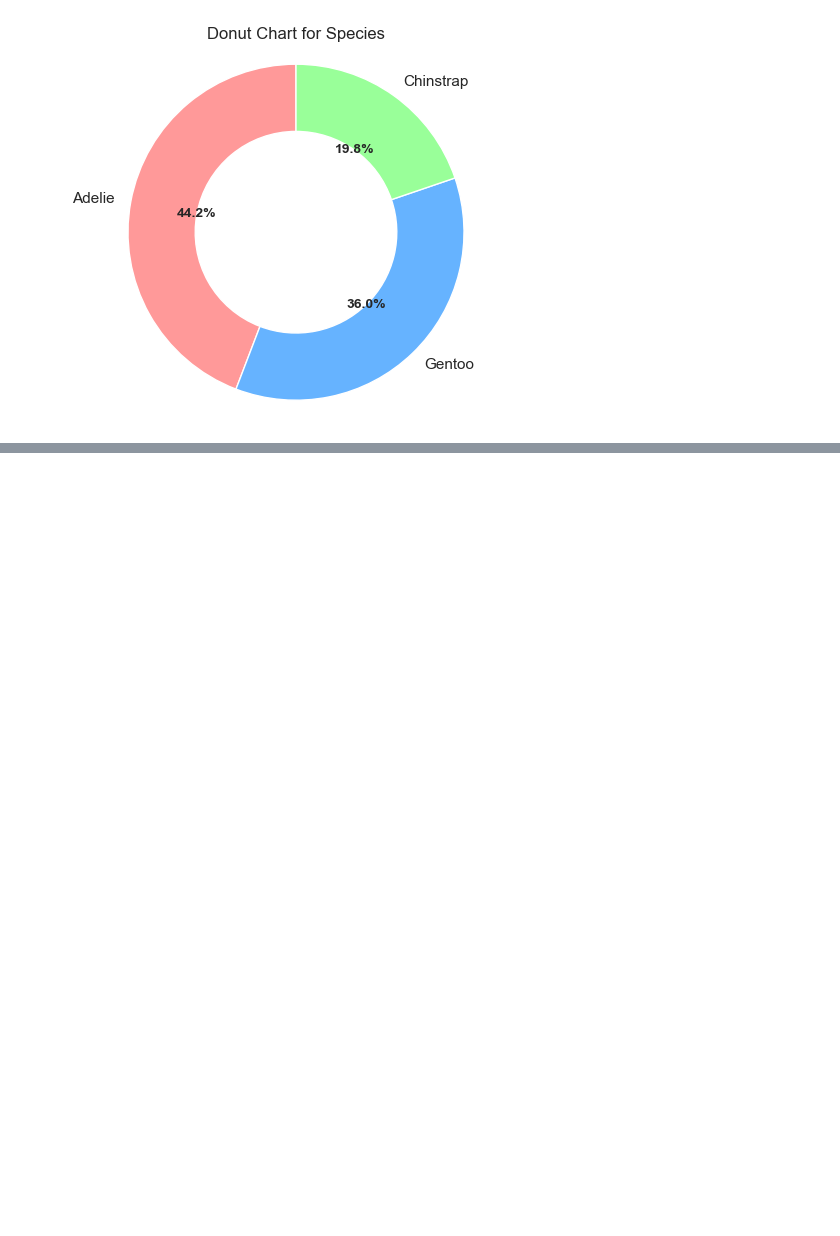
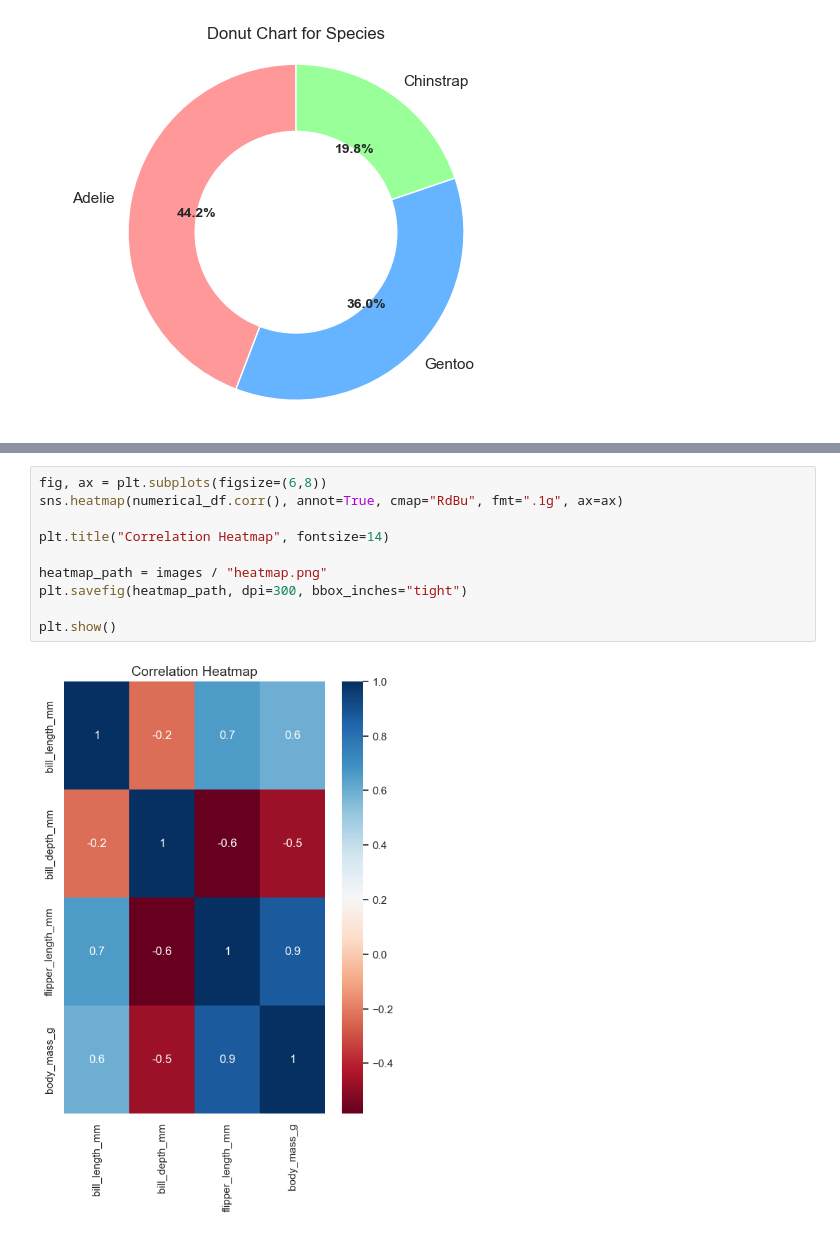
Before and after one commit to OlawoyeOladip/PenguinRegression, a Jupyter notebook: src/main.ipynb, the cells around one changed output, grey strips where cells are left out. Drawn from its saved outputs; the diff is of its cells as text; blank space fills up the shorter version.

```diff
--- a/src/main.ipynb
+++ b/src/main.ipynb
@@ -204,0 +248,12 @@ plt.show()
+# %%
+fig, ax = plt.subplots(figsize=(6,8))
+sns.heatmap(numerical_df.corr(), annot=True, cmap="RdBu", fmt=".1g", ax=ax)
+
+plt.title("Correlation Heatmap", fontsize=14)
+
+heatmap_path = images / "heatmap.png"
+plt.savefig(heatmap_path, dpi=300, bbox_inches="tight")
+
+plt.show()
+# %% [output]
+[figure, added]
```
Also changed, not shown: parts of 5 cells of this notebook, 3 other files.
